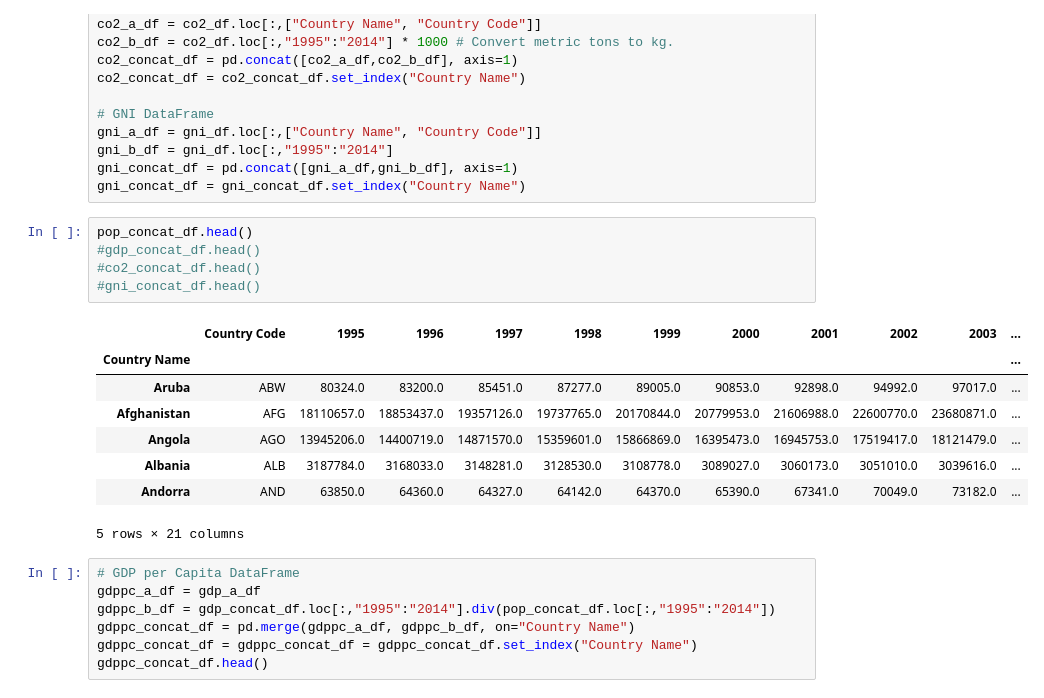
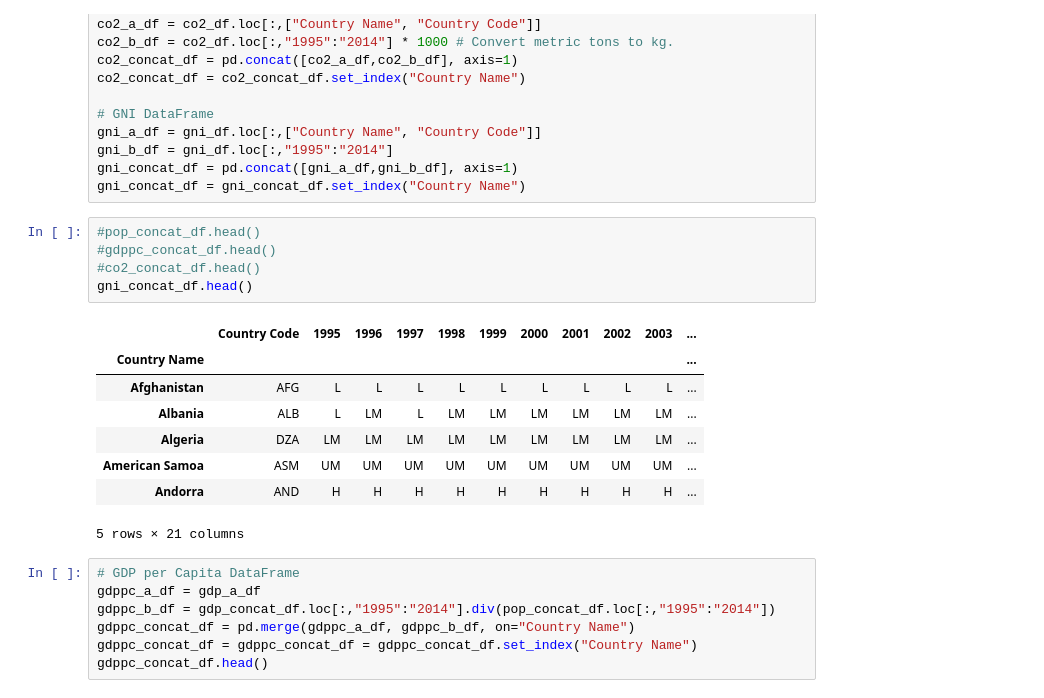
Before and after one commit to jason-hernandez-73/Project-1, a Jupyter notebook: test_data_analysis-checkpoint.ipynb, the cells around one changed output. Saved outputs shown, nothing was run; the diff lists cells and outputs as text.

```diff
--- a/test_data_analysis-checkpoint.ipynb
+++ b/test_data_analysis-checkpoint.ipynb
@@ -39,18 +39,18 @@ gni_b_df = gni_df.loc[:,"1995":"2014"]
 gni_concat_df = pd.concat([gni_a_df,gni_b_df], axis=1)
 gni_concat_df = gni_concat_df.set_index("Country Name")
 # %%
-pop_concat_df.head()
-#gdp_concat_df.head()
+#pop_concat_df.head()
+#gdppc_concat_df.head()
 #co2_concat_df.head()
-#gni_concat_df.head()
+gni_concat_df.head()
 # %% [output]
 |  | Country Code | 1995 | 1996 | 1997 | 1998 | 1999 | 2000 | 2001 | 2002 | 2003 | ... |
 | Country Name |  |  |  |  |  |  |  |  |  |  | ... |
-| Aruba | ABW | 80324.0 | 83200.0 | 85451.0 | 87277.0 | 89005.0 | 90853.0 | 92898.0 | 94992.0 | 97017.0 | ... |
-| Afghanistan | AFG | 18110657.0 | 18853437.0 | 19357126.0 | 19737765.0 | 20170844.0 | 20779953.0 | 21606988.0 | 22600770.0 | 23680871.0 | ... |
-| Angola | AGO | 13945206.0 | 14400719.0 | 14871570.0 | 15359601.0 | 15866869.0 | 16395473.0 | 16945753.0 | 17519417.0 | 18121479.0 | ... |
-| Albania | ALB | 3187784.0 | 3168033.0 | 3148281.0 | 3128530.0 | 3108778.0 | 3089027.0 | 3060173.0 | 3051010.0 | 3039616.0 | ... |
-| Andorra | AND | 63850.0 | 64360.0 | 64327.0 | 64142.0 | 64370.0 | 65390.0 | 67341.0 | 70049.0 | 73182.0 | ... |
+| Afghanistan | AFG | L | L | L | L | L | L | L | L | L | ... |
+| Albania | ALB | L | LM | L | LM | LM | LM | LM | LM | LM | ... |
+| Algeria | DZA | LM | LM | LM | LM | LM | LM | LM | LM | LM | ... |
+| American Samoa | ASM | UM | UM | UM | UM | UM | UM | UM | UM | UM | ... |
+| Andorra | AND | H | H | H | H | H | H | H | H | H | ... |
 5 rows × 21 columns
 # %%
 # GDP per Capita DataFrame
```
Also changed, not shown: parts of 4 cells of this notebook.
